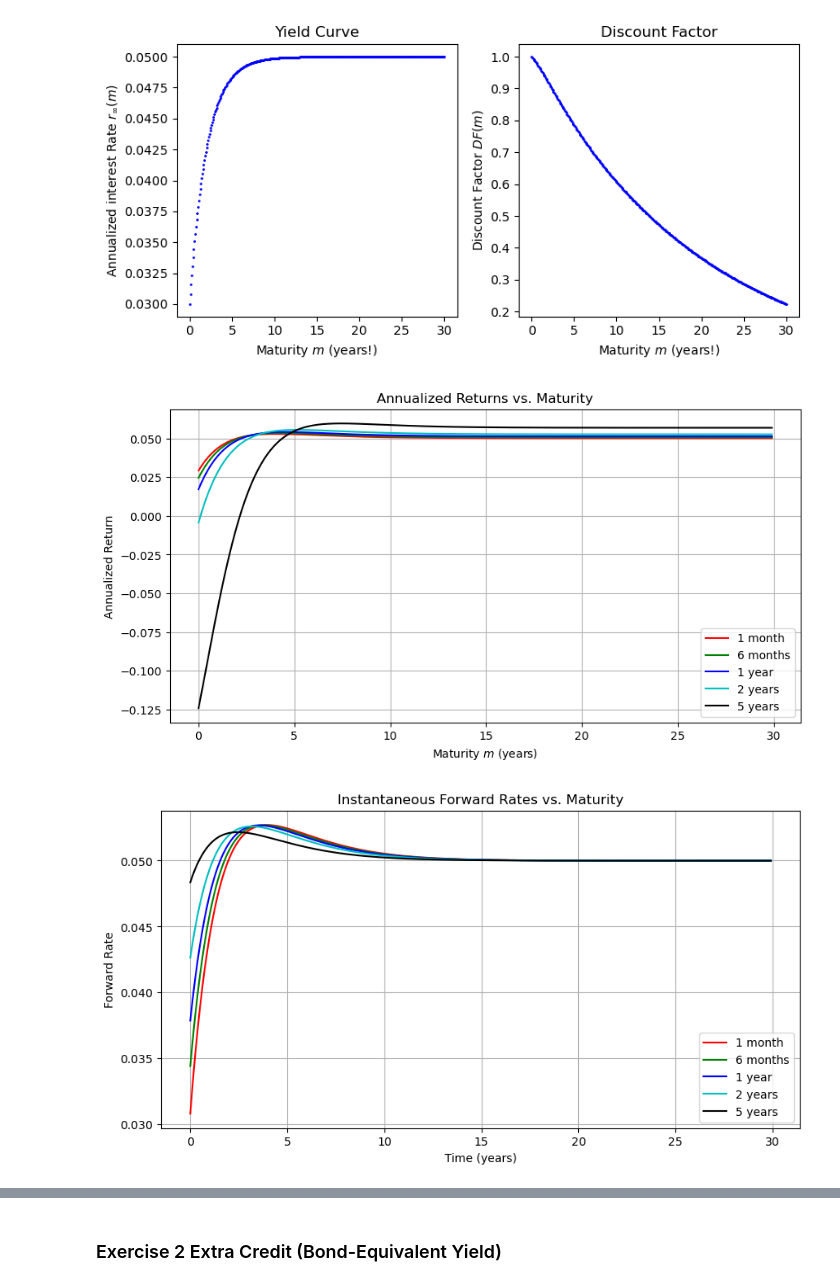
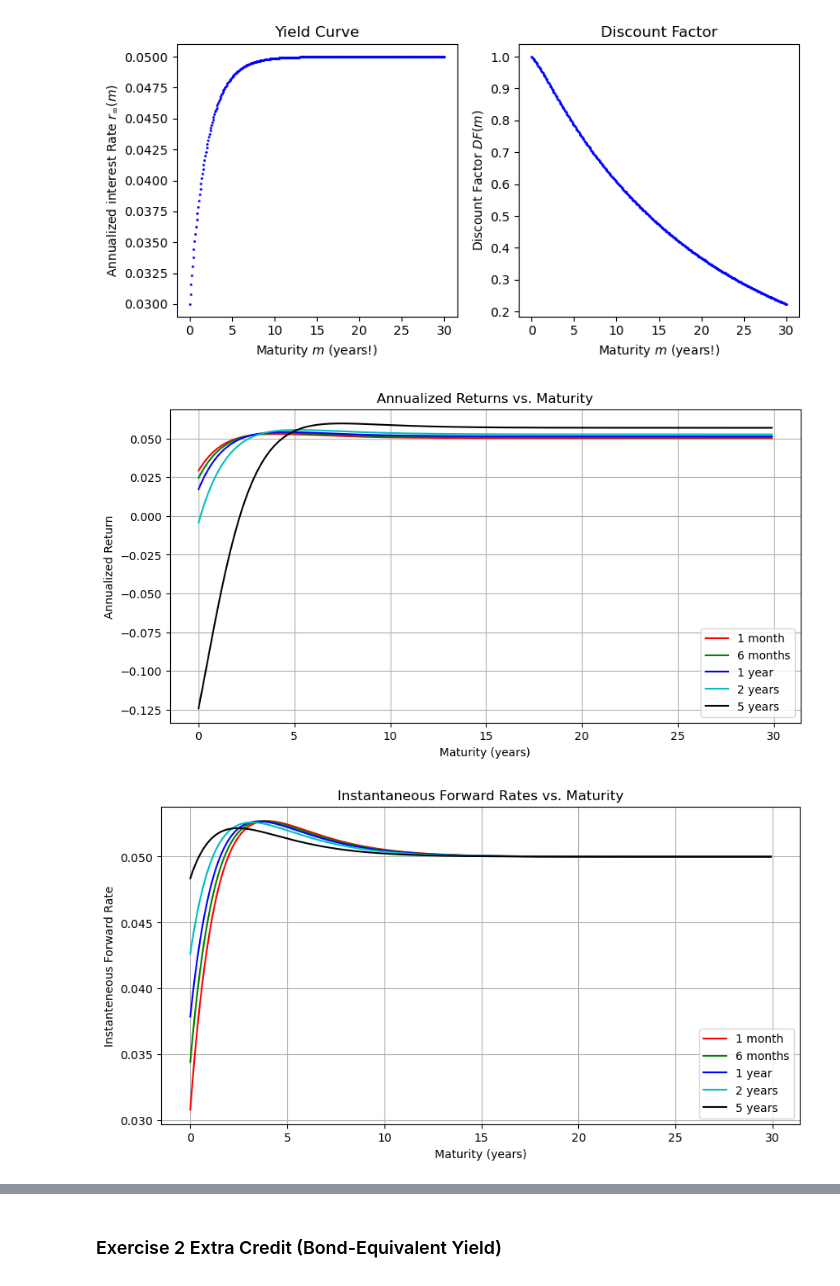
Before and after one commit to pathmarkoak/bufn400, a Jupyter notebook: Homeworks/Homework 2/Bonds and mortgages (theoretical calculations).ipynb, the cells around one changed output, grey strips where cells are left out. Saved outputs shown, nothing was run; the diff lists cells and outputs as text; code cells hidden in the pictures.

```diff
--- a/Homeworks/Homework 2/Bonds and mortgages (theoretical calculations).ipynb
+++ b/Homeworks/Homework 2/Bonds and mortgages (theoretical calculations).ipynb
@@ -409,46 +408,46 @@ plt.show()
 # %% [output]
 [figure]
 # %%
-dts = [1/12, 6/12, 1, 2, 5] # Holding periods: one month, six months, one year, two years, five years
+periods = [1/12, 6/12, 1, 2, 5] # diff periods
 labels = ["1 month", "6 months", "1 year", "2 years", "5 years"]
 colors = ['r', 'g', 'b', 'c', 'k']
 
 def annualized_return(m, dt, parms):
     df_m = np.exp(-fyc(m, parms) * m)
     df_m_dt = np.exp(-fyc(m - dt, parms) * (m - dt))
     return (df_m_dt - df_m) / df_m / dt
 
-# Plot for riding the yield curve
+# plotting yield curve
 plt.figure(figsize=(10,5))
-for dt, color, label in zip(dts, colors, labels):
+for dt, color, label in zip(periods, colors, labels):
     returns = [annualized_return(mi, dt, parms) for mi in m]
     plt.plot(m[:-1], returns[:-1], color=color, label=label)  # Ignore the last value due to boundary conditions
 
 plt.title("Annualized Returns vs. Maturity")
-plt.xlabel("Maturity $m$ (years)")
+plt.xlabel("Maturity (years)")
 plt.ylabel("Annualized Return")
 plt.legend()
 plt.grid(True)
 plt.show()
 
-# Calculation of instantaneous forward rates
+# instantaneous forward rates
 def forward_rate(t, dt, parms):
     rt = fyc(t, parms)
     rt_dt = fyc(t + dt, parms)
     return (rt_dt * (t + dt) - rt * t) / dt
 
-# Plot for forward rates
+# platting forward rates
 plt.figure(figsize=(10,5))
-for dt, color, label in zip(dts, colors, labels):
-    rates = [forward_rate(ti, dt, parms) for ti in m[:-1]]
+for dt, color, label in zip(periods, colors, labels):
+    rates = [forward_rate(k, dt, parms) for k in m[:-1]]
     plt.plot(m[:-1], rates, color=color, label=label)
 
 plt.title("Instantaneous Forward Rates vs. Maturity")
-plt.xlabel("Time (years)")
-plt.ylabel("Forward Rate")
+plt.xlabel("Maturity (years)")
+plt.ylabel("Instanteneous Forward Rate")
 plt.legend()
 plt.grid(True)
 plt.show()
 # %% [output]
-[figure, old version]
+[figure, new version]
-[figure, old version]
+[figure, new version]
```
Also changed, not shown: parts of 15 cells of this notebook.
